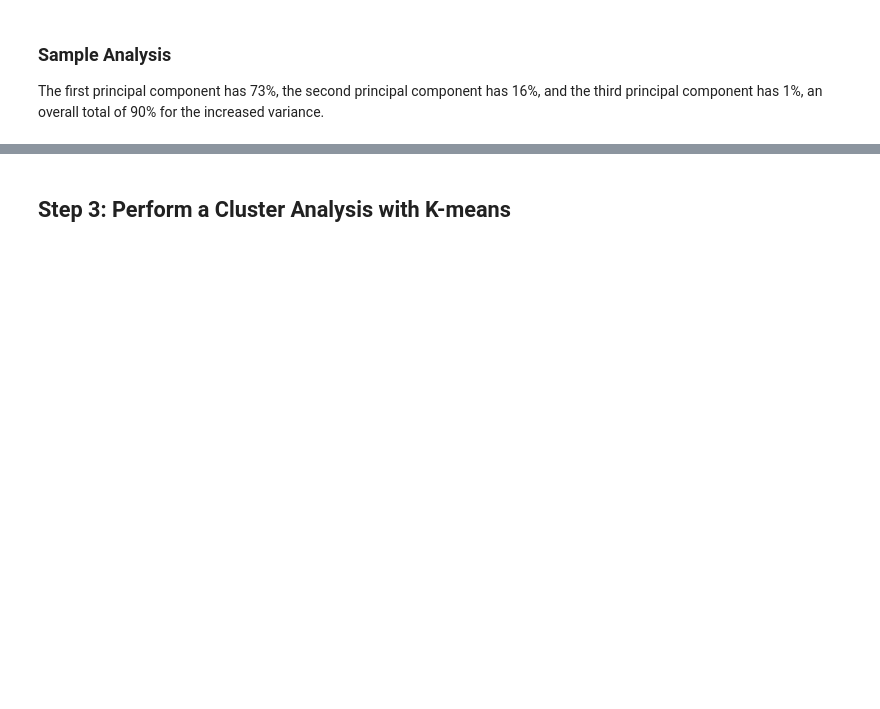
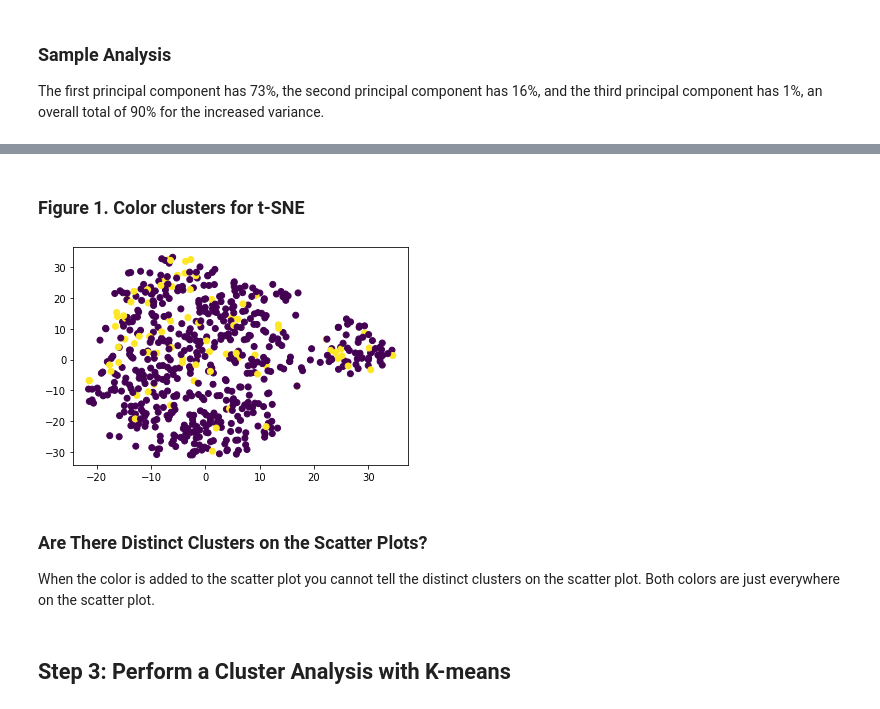
Before and after one commit to mmyang123/Unsupervised-Learning, a Jupyter notebook: MyOpia.ipynb, the cells around one changed output, grey strips where cells are left out. Cells and saved outputs as stored; diff of their text form; code cells hidden in the pictures; blank space fills up the shorter version.

```diff
--- a/MyOpia.ipynb
+++ b/MyOpia.ipynb
@@ -114,3 +194,14 @@ The first principal component has 73%, the second principal component has 16%, a
+# %% [markdown]
+### Figure 1. Color clusters for t-SNE
+# %%
+# Visualize the clusters with color
+plt.scatter(df2['x'], df2['y'], c=labels)
+plt.show()
+# %% [output]
+[figure, added]
+# %% [markdown]
+### Are There Distinct Clusters on the Scatter Plots?
+When the color is added to the scatter plot you cannot tell the distinct clusters on the scatter plot. Both colors are just everywhere on the scatter plot.
 # %% [markdown]
 ## Step 3: Perform a Cluster Analysis with K-means
 # %%
```
Also changed, not shown: parts of 29 cells of this notebook, 5 other files.
